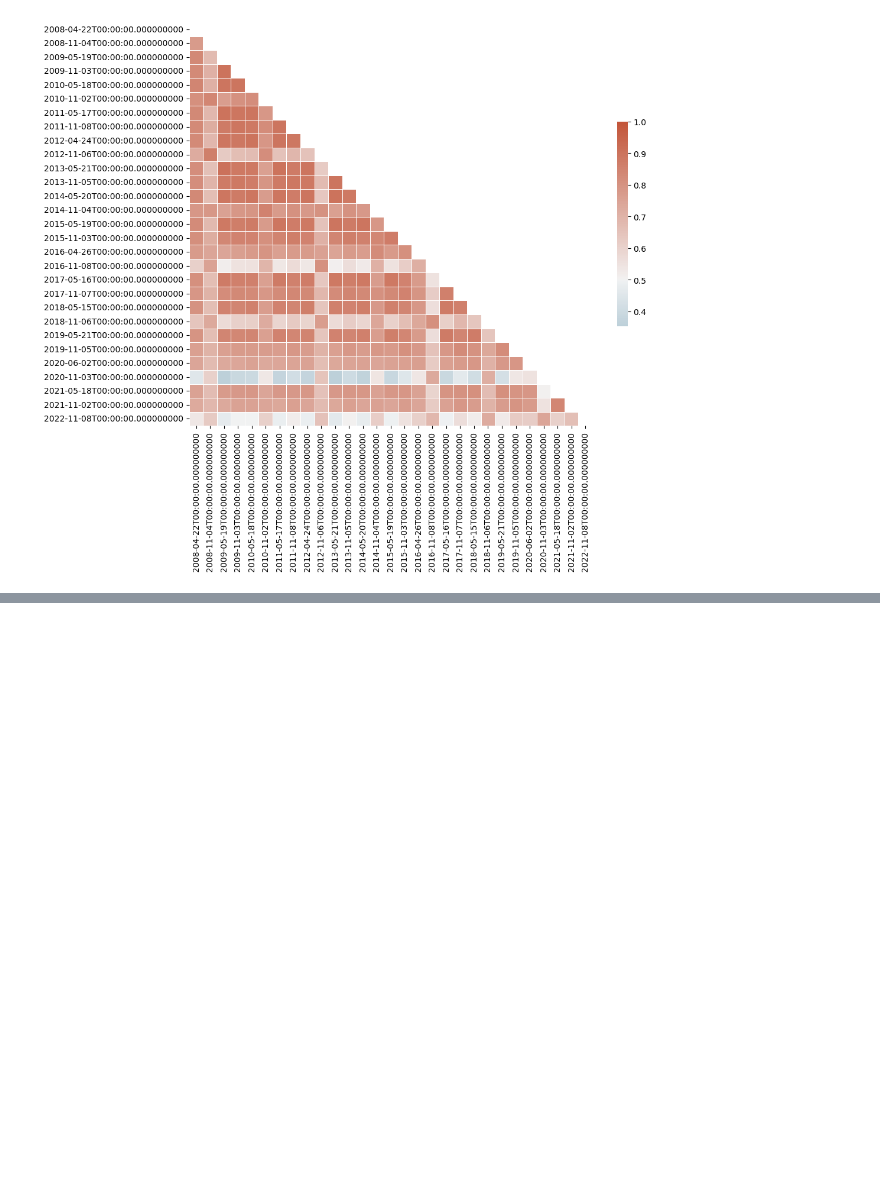
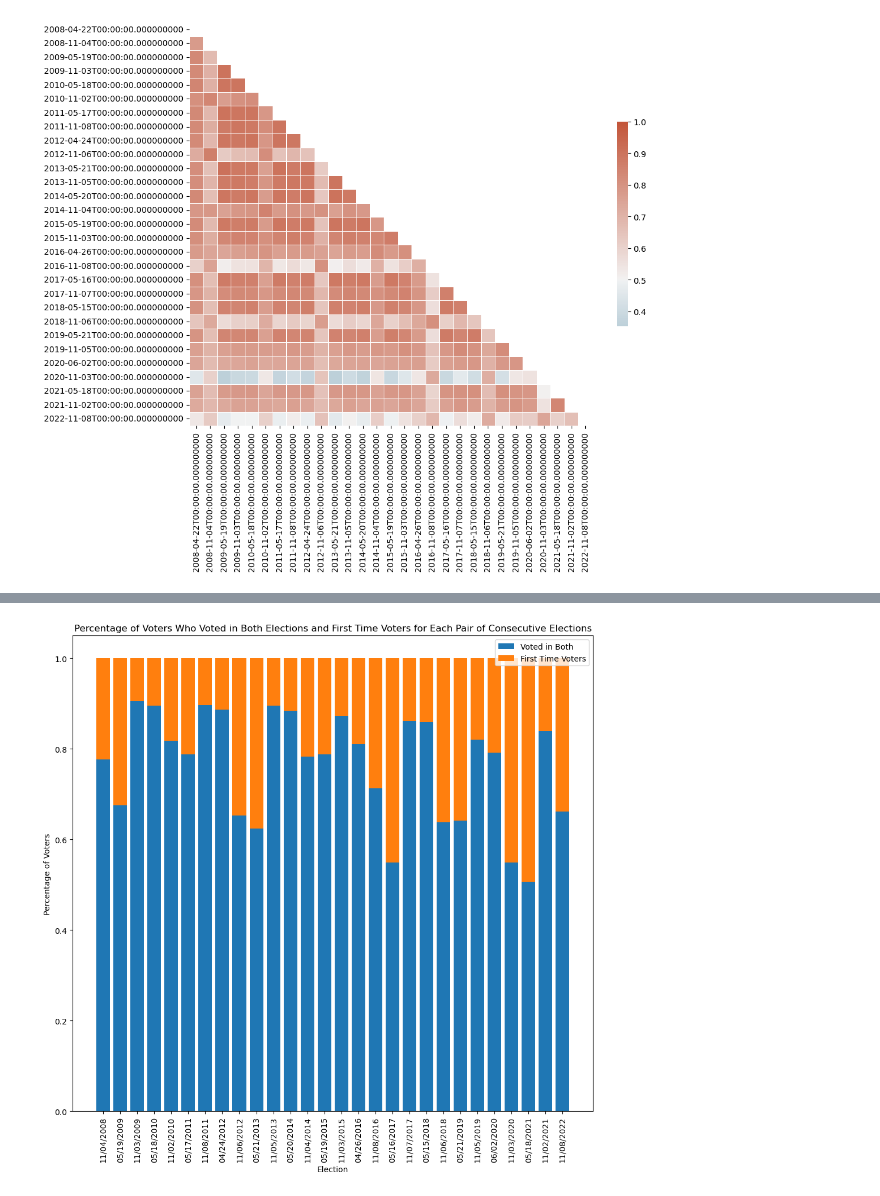
Before and after one commit to aaronzberger/VoterPrediction, a Jupyter notebook: EDA.ipynb, the cells around one changed output, grey strips where cells are left out. Cells and saved outputs as stored; diff of their text form; code cells hidden in the pictures; blank space fills up the shorter version.

```diff
--- a/EDA.ipynb
+++ b/EDA.ipynb
@@ -283,0 +340,31 @@ plt.show()
+# %%
+# Initialize a DataFrame to store the percentages
+percentages_df = pd.DataFrame(columns=['Election', 'Voted in Both', 'First Time Voters'])
+
+# For each pair of consecutive elections
+for i in range(1, len(vote_data.columns)):
+    # Calculate the percentage of voters who voted in both the current and the previous election
+    voted_in_both = np.mean(vote_data.iloc[:, i] == vote_data.iloc[:, i-1])
+    # Calculate the percentage of first-time voters
+    first_time_voters = 1 - voted_in_both
+    # Append the percentages to the DataFrame
+    new_row = pd.DataFrame({
+        'Election': [vote_data.columns[i].strftime('%m/%d/%Y')],
+        'Voted in Both': [voted_in_both],
+        'First Time Voters': [first_time_voters]
+    })
+    percentages_df = pd.concat([percentages_df, new_row])
+
+# Plot the percentages as a stacked bar graph
+plt.figure(figsize=(10, 10))
+plt.bar(percentages_df['Election'], percentages_df['Voted in Both'], label='Voted in Both')
+plt.bar(percentages_df['Election'], percentages_df['First Time Voters'], bottom=percentages_df['Voted in Both'], label='First Time Voters')
+plt.xlabel('Election')
+plt.ylabel('Percentage of Voters')
+plt.title('Percentage of Voters Who Voted in Both Elections and First Time Voters for Each Pair of Consecutive Elections')
+plt.xticks(rotation=90)
+plt.legend()
+plt.tight_layout()
+plt.show()
+# %% [output]
+[figure, added]
```
Also changed, not shown: parts of 2 cells of this notebook.
